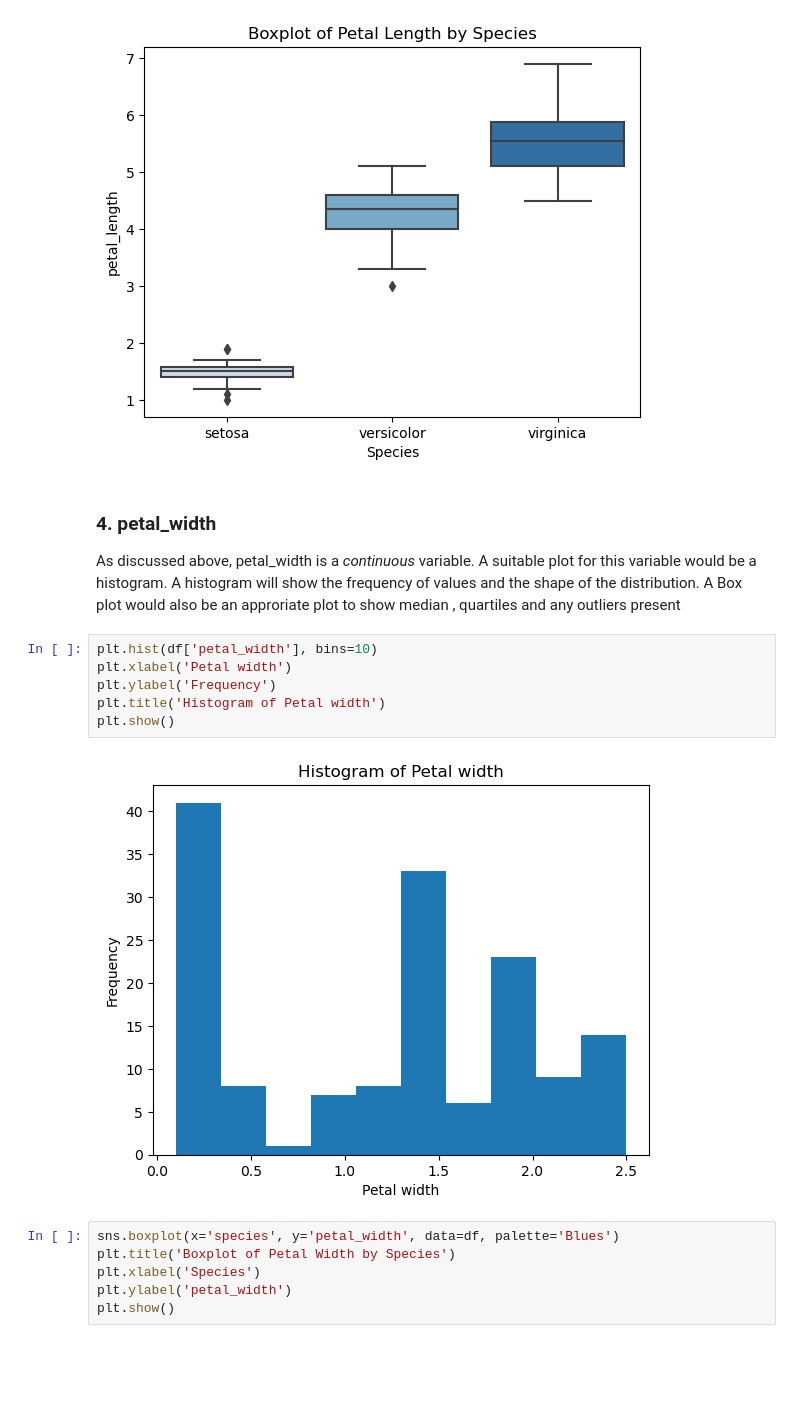
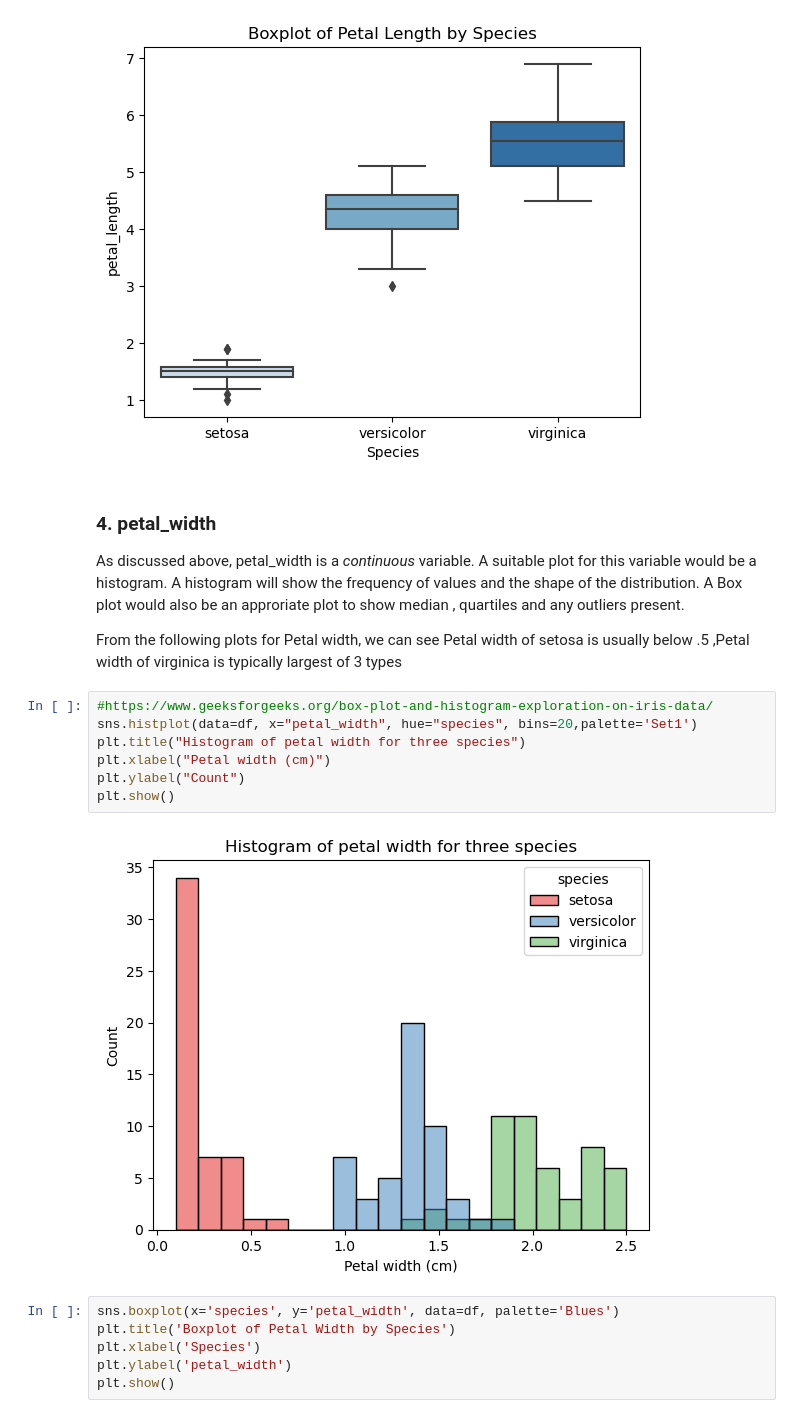
Before and after one commit to dectan/FUNDAMENTALS-OF-DATA-ANALYSIS, a Jupyter notebook: project.ipynb, the cells around one changed output. Drawn from its saved outputs; the diff is of its cells as text; blank space fills up the shorter version.

```diff
--- a/project.ipynb
+++ b/project.ipynb
@@ -224,15 +233,18 @@ plt.show()
 [figure]
 # %% [markdown]
 ### 4. petal_width
-As discussed above, petal_width is a *continuous* variable. A suitable plot for this variable would be a histogram. A histogram will show the frequency of values and the shape of the distribution. A Box plot would also be an approriate plot to show median , quartiles and any outliers present
+As discussed above, petal_width is a *continuous* variable. A suitable plot for this variable would be a histogram. A histogram will show the frequency of values and the shape of the distribution. A Box plot would also be an approriate plot to show median , quartiles and any outliers present.
+
+From the following plots for Petal width, we can see Petal width of setosa is usually below .5 ,Petal width of virginica is typically largest of 3 types
-# %%
-plt.hist(df['petal_width'], bins=10)
-plt.xlabel('Petal width')
-plt.ylabel('Frequency')
-plt.title('Histogram of Petal width')
-plt.show()
-# %% [output]
-[figure, removed]
+# %%
+#https://www.geeksforgeeks.org/box-plot-and-histogram-exploration-on-iris-data/
+sns.histplot(data=df, x="petal_width", hue="species", bins=20,palette='Set1')
+plt.title("Histogram of petal width for three species")
+plt.xlabel("Petal width (cm)")
+plt.ylabel("Count")
+plt.show()
+# %% [output]
+[figure, added]
 # %%
 sns.boxplot(x='species', y='petal_width', data=df, palette='Blues')
 plt.title('Boxplot of Petal Width by Species')
```
Also changed, not shown: parts of 12 cells of this notebook, 2 other files.
